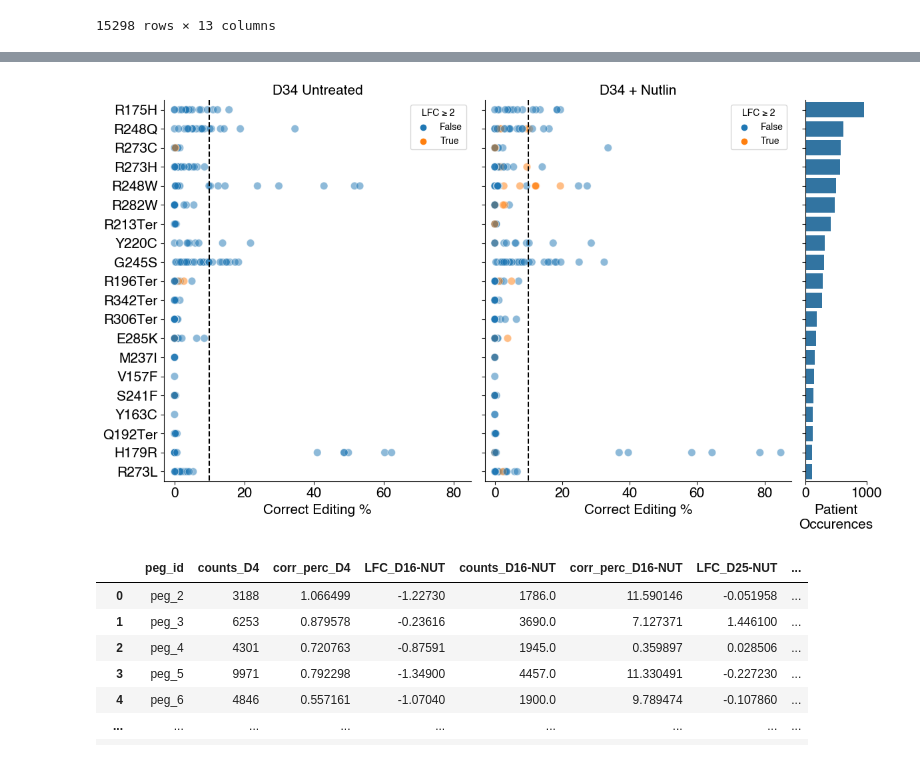
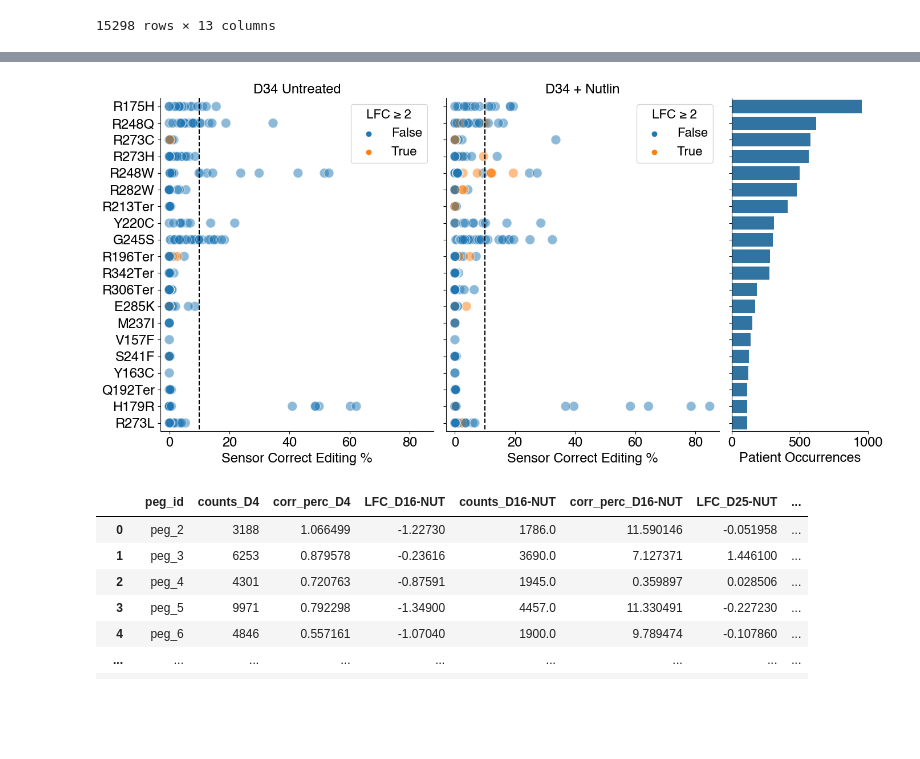
Before and after one commit to samgould2/p53-prime-editing-sensor, a Jupyter notebook: revision_analysis.ipynb, the cells around one changed output, grey strips where cells are left out. Drawn from its saved outputs; the diff is of its cells as text; code cells hidden in the pictures; blank space fills up the shorter version.

Commit message:
more figure updates

```diff
--- a/revision_analysis.ipynb
+++ b/revision_analysis.ipynb
@@ -424,7 +424,7 @@ for i, stacked in enumerate([low_stacked, mid_stacked, high_stacked]):
     ax[i].set_xticks(x);
     ax[i].spines[['right', 'top']].set_visible(False)
     ax[i].tick_params(axis='both', which='major', labelsize=15)
-    ax[0].set_ylabel('Log2 Fold Change in Editing', fontsize=15)
+    ax[0].set_ylabel('$Log_{2}$(Fold Change in Editing)', fontsize=15)
     ax[i].set_xlabel('Day', fontsize=15)
     ax[i].set_title(titles[i], fontsize=15)
     ax[i].grid(axis='y')
@@ -467,7 +467,7 @@ for i, stacked in enumerate([low_stacked, mid_stacked, high_stacked]):
     ax[i].set_xticks(x);
     ax[i].spines[['right', 'top']].set_visible(False)
     ax[i].tick_params(axis='both', which='major', labelsize=15)
-    ax[0].set_ylabel('Log2 Fold Change in Editing', fontsize=15)
+    ax[0].set_ylabel('$Log_{2}$(Fold Change in Editing)', fontsize=15)
     ax[i].set_xlabel('Day', fontsize=15)
     ax[i].set_title(titles[i], fontsize=15)
     ax[i].grid(axis='y')
@@ -510,7 +510,7 @@ for i, stacked in enumerate([low_stacked, mid_stacked, high_stacked]):
     stacked_norm = np.log2(stacked_norm)
 
     for ii in stacked_norm:
-        ax[i].plot(x, ii, color='tab:blue', alpha=0.05)
+        ax[i].plot(x, ii, color='tab:orange', alpha=0.05)
         #ax[i].scatter(x, ii, color='tab:blue', alpha=0.05)
 
     normed = [np.log2(i) for i in normed]
@@ -532,7 +532,7 @@ for i, stacked in enumerate([low_stacked, mid_stacked, high_stacked]):
     ax[i].set_xticks(x);
     ax[i].spines[['right', 'top']].set_visible(False)
     ax[i].tick_params(axis='both', which='major', labelsize=15)
-    ax[0].set_ylabel('Log2 Fold Change in Editing', fontsize=15)
+    ax[0].set_ylabel('$Log_{2}$(Fold Change in Editing)', fontsize=15)
     ax[i].set_xlabel('Day', fontsize=15)
     ax[i].set_title(titles[i], fontsize=15)
     ax[i].grid(axis='y')
@@ -556,7 +556,7 @@ for i, stacked in enumerate([low_stacked, mid_stacked, high_stacked]):
     stacked_norm = np.log2(stacked_norm)
 
     for ii in stacked_norm:
-        ax[i].plot(x, ii, color='tab:blue', alpha=0.05)
+        ax[i].plot(x, ii, color='tab:orange', alpha=0.05)
         #ax[i].scatter(x, ii, color='tab:blue', alpha=0.1)
 
     normed = [np.log2(i) for i in normed]
@@ -575,7 +575,7 @@ for i, stacked in enumerate([low_stacked, mid_stacked, high_stacked]):
     ax[i].set_xticks(x);
     ax[i].spines[['right', 'top']].set_visible(False)
     ax[i].tick_params(axis='both', which='major', labelsize=15)
-    ax[0].set_ylabel('Log2 Fold Change in Editing', fontsize=15)
+    ax[0].set_ylabel('$Log_{2}$(Fold Change in Editing)', fontsize=15)
     ax[i].set_xlabel('Day', fontsize=15)
     ax[i].set_title(titles[i], fontsize=15)
     ax[i].grid(axis='y')
@@ -856,46 +905,49 @@ nutlin_merge_df
 hot_untreat = untreated_merge_df[untreated_merge_df['hotspot']==True]
 hot_nutlin = nutlin_merge_df[nutlin_merge_df['hotspot']==True]
 
 hot_nutlin = pd.merge(hot_nutlin, p53_filtered, on='peg_id', how='left')
 hot_untreat = pd.merge(hot_untreat, p53_filtered, on='peg_id', how='left')
 
 LFC_cutoff = 2
 hot_nutlin.loc[hot_nutlin['LFC_D34-NUT']>=LFC_cutoff, f'LFC ≥ {LFC_cutoff}']=True
 hot_nutlin.loc[~(hot_nutlin['LFC_D34-NUT']>=LFC_cutoff), f'LFC ≥ {LFC_cutoff}']=False
 hot_untreat.loc[hot_untreat['LFC_D34']>=LFC_cutoff, f'LFC ≥ {LFC_cutoff}']=True
 hot_untreat.loc[~(hot_untreat['LFC_D34']>=LFC_cutoff), f'LFC ≥ {LFC_cutoff}']=False
 
-fig, ax = plt.subplots(1, 3, figsize=(12,7), sharey=True, sharex=False, width_ratios=[1,1,.2])
-sns.scatterplot(data=hot_untreat, x='corr_perc_D34', y='HGVSp', alpha=.5, s=70, hue=f'LFC ≥ {LFC_cutoff}', ax=ax[0])
-sns.scatterplot(data=hot_nutlin, x='corr_perc_D34-NUT', y='HGVSp', alpha=.5, s=70, hue=f'LFC ≥ {LFC_cutoff}', ax=ax[1])
+fig, ax = plt.subplots(1, 3, figsize=(14,7), sharey=True, sharex=False, width_ratios=[1,1,.5])
+sns.scatterplot(data=hot_untreat, x='corr_perc_D34', y='HGVSp', alpha=.5, s=150, hue=f'LFC ≥ {LFC_cutoff}', ax=ax[0])
+sns.scatterplot(data=hot_nutlin, x='corr_perc_D34-NUT', y='HGVSp', alpha=.5, s=150, hue=f'LFC ≥ {LFC_cutoff}', ax=ax[1])
 
 
 ax[0].spines[['right', 'top']].set_visible(False)
-ax[0].tick_params(axis='both', which='major', labelsize=15)
+ax[0].tick_params(axis='both', which='major', labelsize=17)
 ax[1].spines[['right', 'top']].set_visible(False)
-ax[1].tick_params(axis='both', which='major', labelsize=15)
+ax[1].tick_params(axis='both', which='major', labelsize=17)
 ax[0].plot([10,10],[-.5,19.5], linestyle='dashed', color='black')
 ax[1].plot([10,10],[-.5,19.5], linestyle='dashed', color='black')
 ax[0].set_ylim(19.5, -.5)
 ax[1].set_ylim(19.5, -.5)
 
+ax[0].legend(title = 'LFC ≥ 2', title_fontsize='16',fontsize=16)
+ax[1].legend(title = 'LFC ≥ 2', title_fontsize='16',fontsize=16)
+
 ax[0].set_ylabel('')
 ax[1].set_ylabel('')
-ax[1].set_xlabel('Correct Editing %', fontsize=15)
-ax[0].set_xlabel('Correct Editing %', fontsize=15)
-ax[0].set_title('D34 Untreated', fontsize=15)
-ax[1].set_title('D34 + Nutlin', fontsize=15)
-ax[0].set_xlim(-3,85)
+ax[1].set_xlabel('Sensor Correct Editing %', fontsize=17)
+ax[0].set_xlabel('Sensor Correct Editing %', fontsize=17)
+ax[0].set_title('D34 Untreated', fontsize=17)
+ax[1].set_title('D34 + Nutlin', fontsize=17)
+ax[0].set_xlim(-3,88)
 ax[1].set_xlim(-3,88)
 
 sns.barplot(data=hot_nutlin, x='num_occurences', y='HGVSp', ax=ax[2], color='tab:blue')
 ax[2].spines[['right', 'top']].set_visible(False)
-ax[2].tick_params(axis='both', which='major', labelsize=15)
+ax[2].tick_params(axis='both', which='major', labelsize=17)
 ax[2].set_ylabel('')
-ax[2].set_xlabel('Patient\nOccurences', fontsize=15)
+ax[2].set_xlabel('Patient Occurrences', fontsize=17)
 fig.tight_layout()
 # %% [output]
-[figure, old version]
+[figure, new version]
 # %%
 hot_nutlin
 # %% [output]
```
Also changed, not shown: parts of 11 cells of this notebook, 1 other file.
